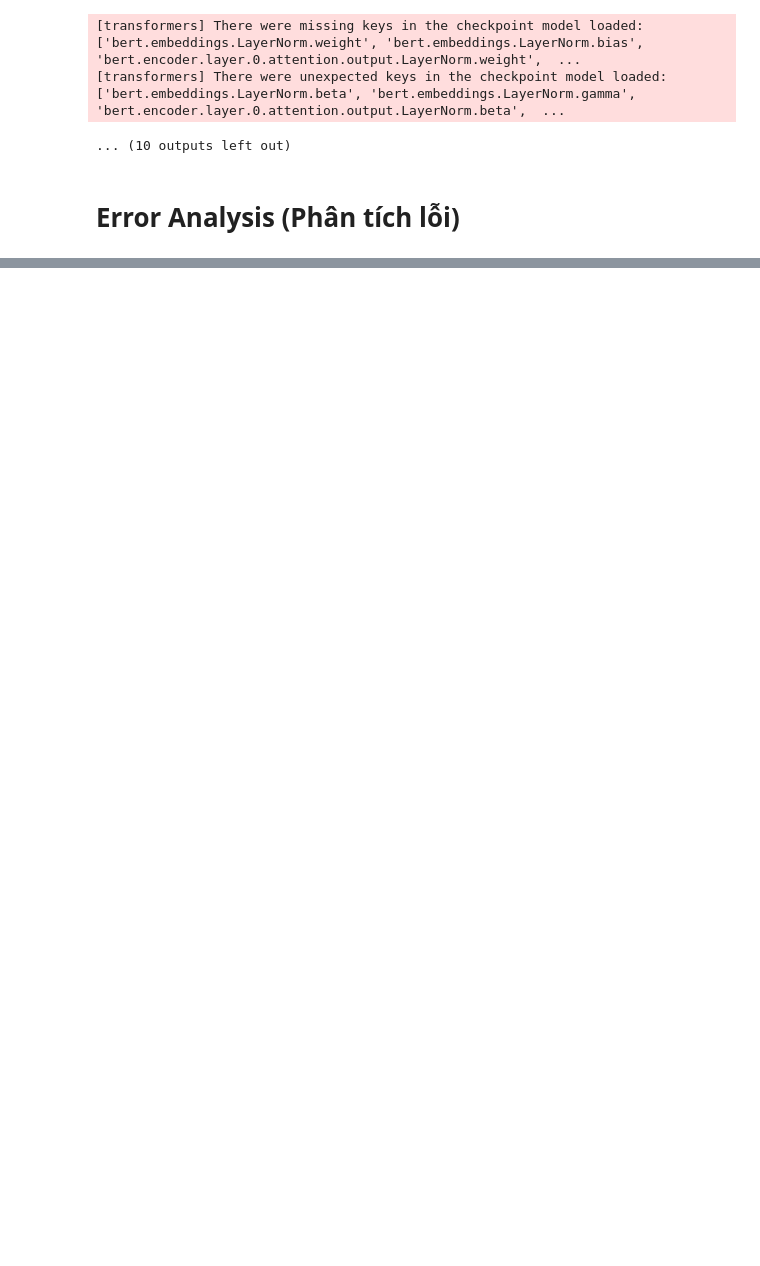
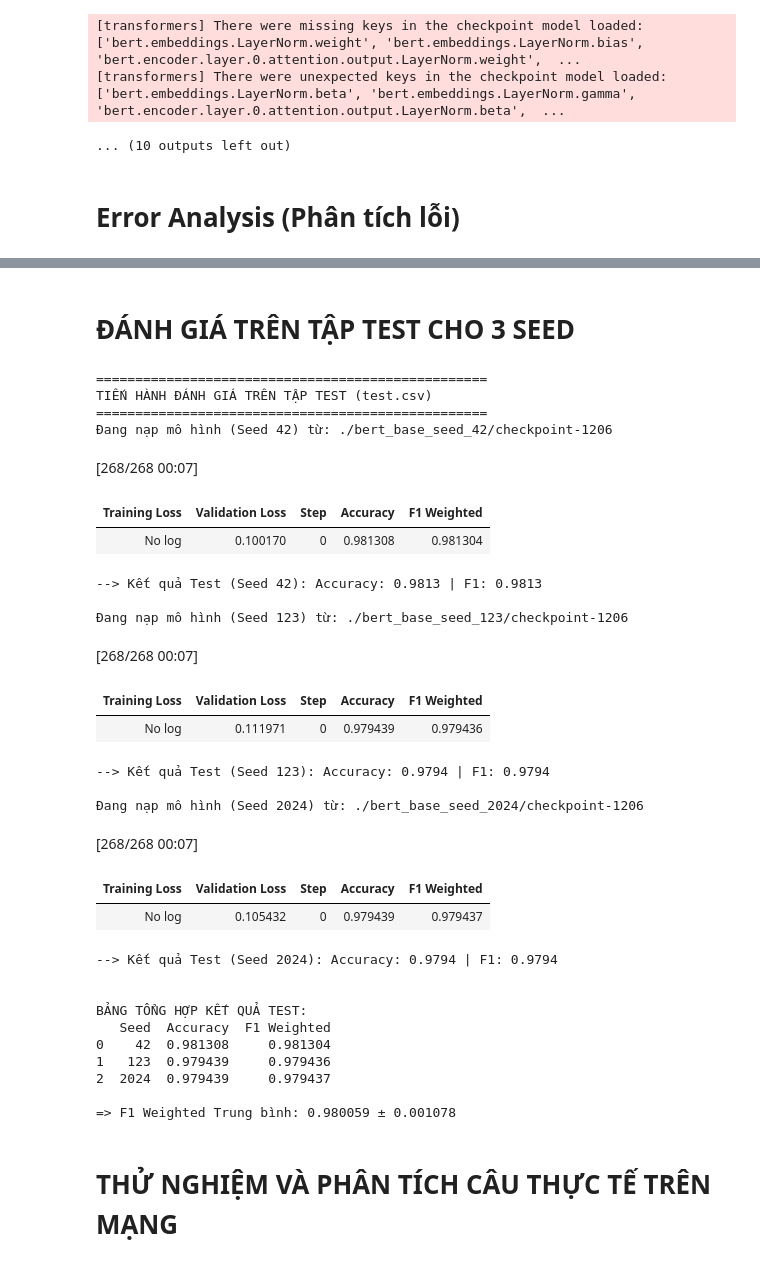
Before and after one commit to Doris1808/covid19-fake-news-nhom5, a Jupyter notebook: members/ly_bert/Ly_Bert.ipynb, the cells around one changed output, grey strips where cells are left out. Drawn from its saved outputs; the diff is of its cells as text; code cells hidden in the pictures; blank space fills up the shorter version.

```diff
--- a/members/ly_bert/Ly_Bert.ipynb
+++ b/members/ly_bert/Ly_Bert.ipynb
@@ -232,0 +230,79 @@ Nội dung: Noel Gallagher says he refuses to wear a face mask while shopping as
+# %% [markdown]
+# ĐÁNH GIÁ TRÊN TẬP TEST CHO 3 SEED
+# %%
+
+import pandas as pd
+from transformers.trainer_utils import get_last_checkpoint
+
+print("="*50)
+print("TIẾN HÀNH ĐÁNH GIÁ TRÊN TẬP TEST (test.csv)")
+print("="*50)
+
+test_results = []
+
+for seed in seeds:
+    output_dir = f'./bert_base_seed_{seed}'
+
+    checkpoint_dir = get_last_checkpoint(output_dir)
+    if checkpoint_dir is None:
+        checkpoint_dir = output_dir
+
+    print(f"Đang nạp mô hình (Seed {seed}) từ: {checkpoint_dir}")
+
+    # Nạp lại mô hình tốt nhất
+    model_test = BertForSequenceClassification.from_pretrained(checkpoint_dir, num_labels=2)
+    model_test.to('cuda' if torch.cuda.is_available() else 'cpu')
+
+    # Khởi tạo Trainer chỉ để đánh giá
+    trainer_test = Trainer(
+        model=model_test,
+        compute_metrics=compute_metrics
+    )
+
+    # Đánh giá trên test_tokenized
+    res = trainer_test.evaluate(test_tokenized)
+    print(f"--> Kết quả Test (Seed {seed}): Accuracy: {res['eval_accuracy']:.4f} | F1: {res['eval_f1_weighted']:.4f}\n")
+
+    test_results.append({
+        'Seed': seed,
+        'Accuracy': res['eval_accuracy'],
+        'F1 Weighted': res['eval_f1_weighted']
+    })
+
+# In bảng tổng hợp
+df_test = pd.DataFrame(test_results)
+print("\nBẢNG TỔNG HỢP KẾT QUẢ TEST:")
+print(df_test)
+print(f"\n=> F1 Weighted Trung bình: {df_test['F1 Weighted'].mean():.6f} ± {df_test['F1 Weighted'].std():.6f}")
+# %% [output]
+==================================================
+TIẾN HÀNH ĐÁNH GIÁ TRÊN TẬP TEST (test.csv)
+==================================================
+Đang nạp mô hình (Seed 42) từ: ./bert_base_seed_42/checkpoint-1206
+[268/268 00:07]
+| Training Loss | Validation Loss | Step | Accuracy | F1 Weighted |
+| No log | 0.100170 | 0 | 0.981308 | 0.981304 |
+--> Kết quả Test (Seed 42): Accuracy: 0.9813 | F1: 0.9813
+
+Đang nạp mô hình (Seed 123) từ: ./bert_base_seed_123/checkpoint-1206
+[268/268 00:07]
+| Training Loss | Validation Loss | Step | Accuracy | F1 Weighted |
+| No log | 0.111971 | 0 | 0.979439 | 0.979436 |
+--> Kết quả Test (Seed 123): Accuracy: 0.9794 | F1: 0.9794
+
+Đang nạp mô hình (Seed 2024) từ: ./bert_base_seed_2024/checkpoint-1206
+[268/268 00:07]
+| Training Loss | Validation Loss | Step | Accuracy | F1 Weighted |
+| No log | 0.105432 | 0 | 0.979439 | 0.979437 |
+--> Kết quả Test (Seed 2024): Accuracy: 0.9794 | F1: 0.9794
+
+
+BẢNG TỔNG HỢP KẾT QUẢ TEST:
+   Seed  Accuracy  F1 Weighted
+0    42  0.981308     0.981304
+1   123  0.979439     0.979436
+2  2024  0.979439     0.979437
+
+=> F1 Weighted Trung bình: 0.980059 ± 0.001078
+# %% [markdown]
+# THỬ NGHIỆM VÀ PHÂN TÍCH CÂU THỰC TẾ TRÊN MẠNG
```
Also changed, not shown: parts of 7 cells of this notebook, 1 other file.
